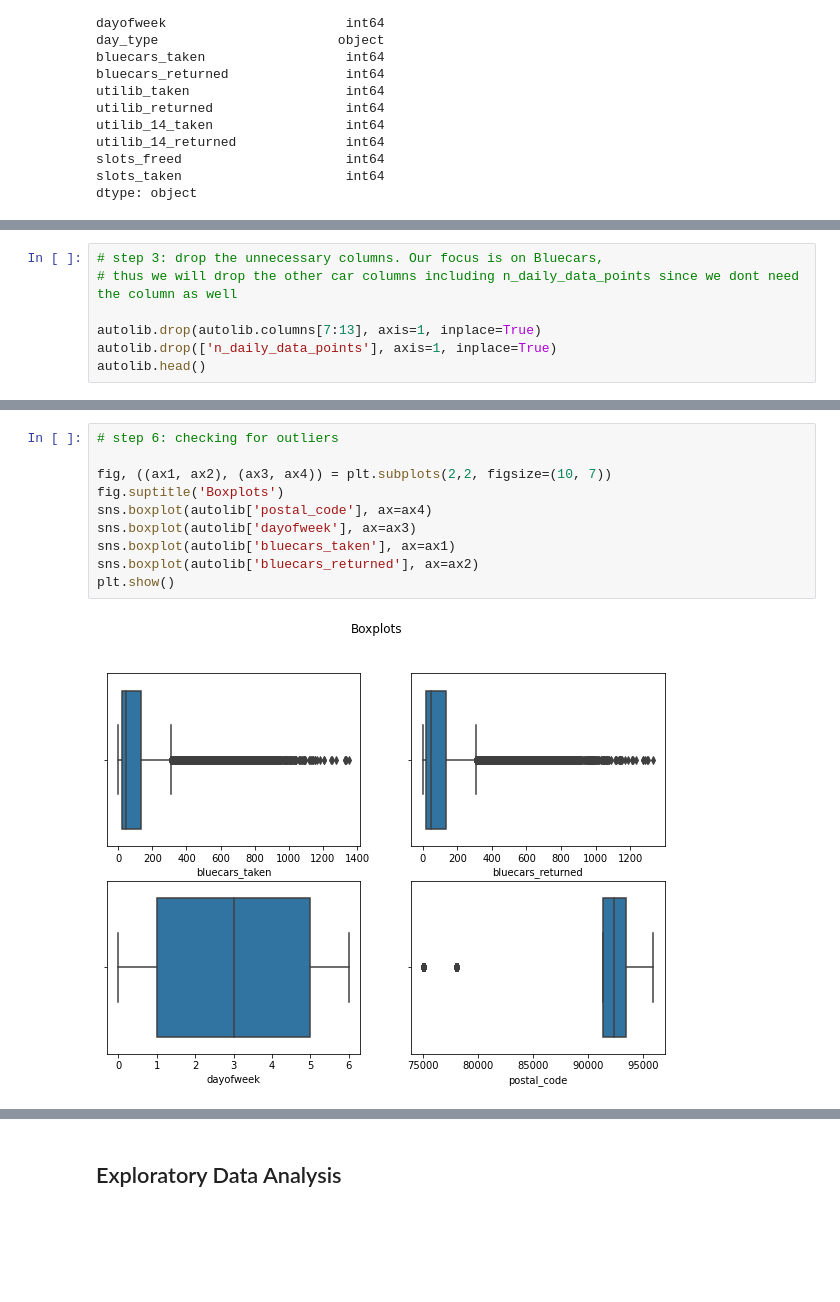
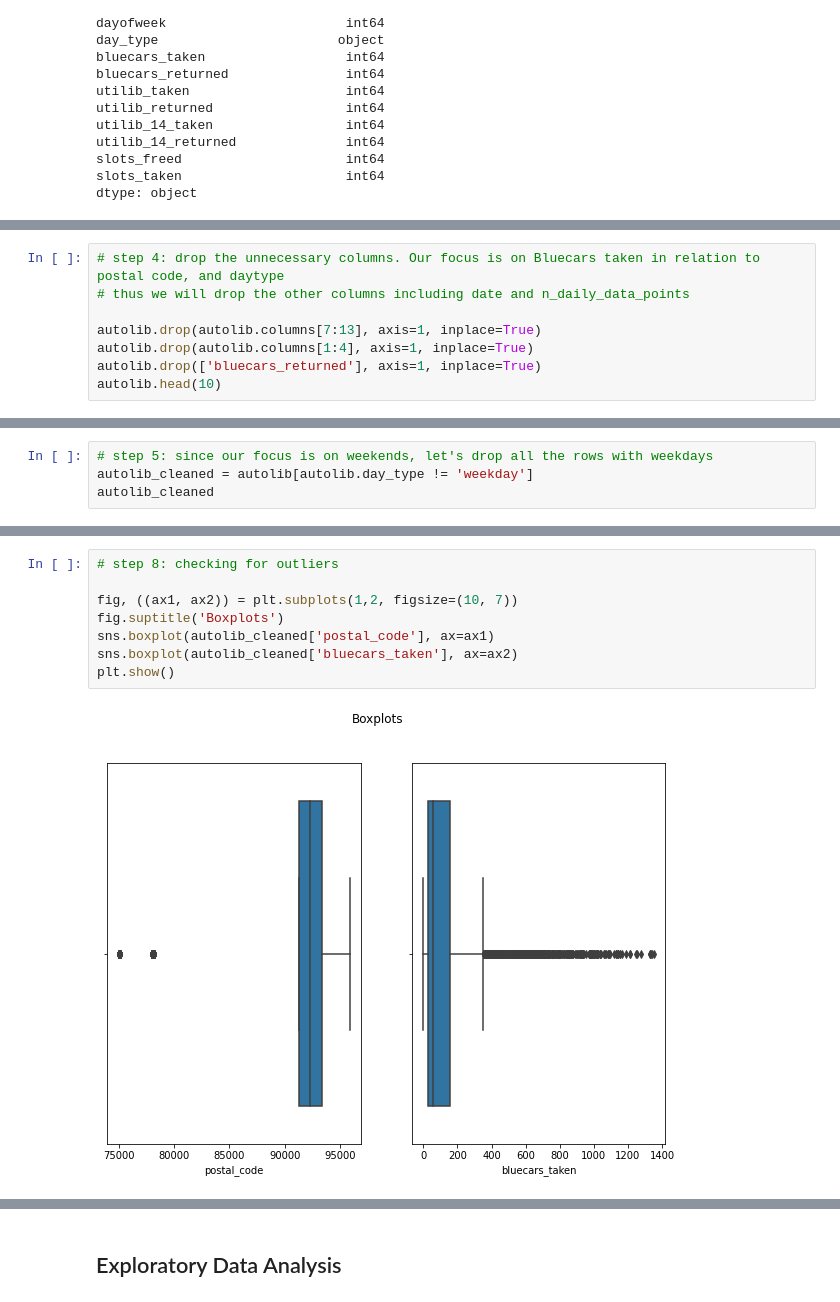
Before and after one commit to nchebet09/Naomi-s-Week-4-IP-Core, a Jupyter notebook: Naomi's_Core_Week_4_IP_on_Hypothesis_Testing.ipynb, the cells around one changed output, grey strips where cells are left out. Cells and saved outputs as stored; diff of their text form; blank space fills up the shorter version.

```diff
--- a/Naomi's_Core_Week_4_IP_on_Hypothesis_Testing.ipynb
+++ b/Naomi's_Core_Week_4_IP_on_Hypothesis_Testing.ipynb
@@ -264,8 +282,9 @@ dtype: object
 # %%
-# step 3: drop the unnecessary columns. Our focus is on Bluecars,
-# thus we will drop the other car columns including n_daily_data_points since we dont need the column as well
+# step 4: drop the unnecessary columns. Our focus is on Bluecars taken in relation to postal code, and daytype
+# thus we will drop the other columns including date and n_daily_data_points
 
 autolib.drop(autolib.columns[7:13], axis=1, inplace=True)
-autolib.drop(['n_daily_data_points'], axis=1, inplace=True)
-autolib.head()
+autolib.drop(autolib.columns[1:4], axis=1, inplace=True)
+autolib.drop(['bluecars_returned'], axis=1, inplace=True)
+autolib.head(10)
 # %% [output]
@@ -285,0 +302,4 @@ array([False, False, False, False, False, False])
+# %%
+# step 5: since our focus is on weekends, let's drop all the rows with weekdays
+autolib_cleaned = autolib[autolib.day_type != 'weekday']
+autolib_cleaned
@@ -299,12 +338,10 @@ autolib.describe()
 # %%
-# step 6: checking for outliers
+# step 8: checking for outliers
 
-fig, ((ax1, ax2), (ax3, ax4)) = plt.subplots(2,2, figsize=(10, 7))
+fig, ((ax1, ax2)) = plt.subplots(1,2, figsize=(10, 7))
 fig.suptitle('Boxplots')
-sns.boxplot(autolib['postal_code'], ax=ax4)
-sns.boxplot(autolib['dayofweek'], ax=ax3)
-sns.boxplot(autolib['bluecars_taken'], ax=ax1)
-sns.boxplot(autolib['bluecars_returned'], ax=ax2)
+sns.boxplot(autolib_cleaned['postal_code'], ax=ax1)
+sns.boxplot(autolib_cleaned['bluecars_taken'], ax=ax2)
 plt.show()
 # %% [output]
-[figure, old version]
+[figure, new version]
```
Also changed, not shown: parts of 50 cells of this notebook.
